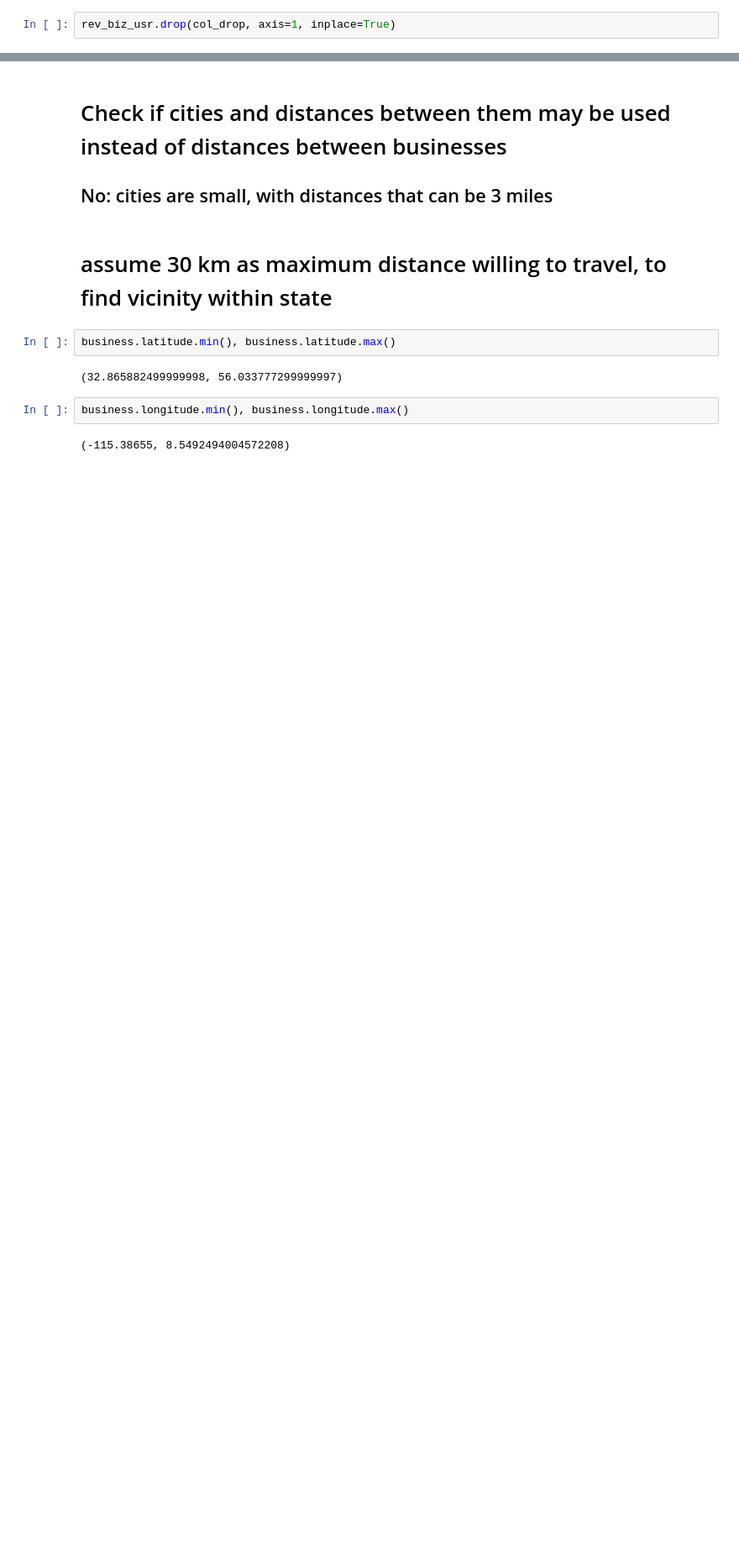
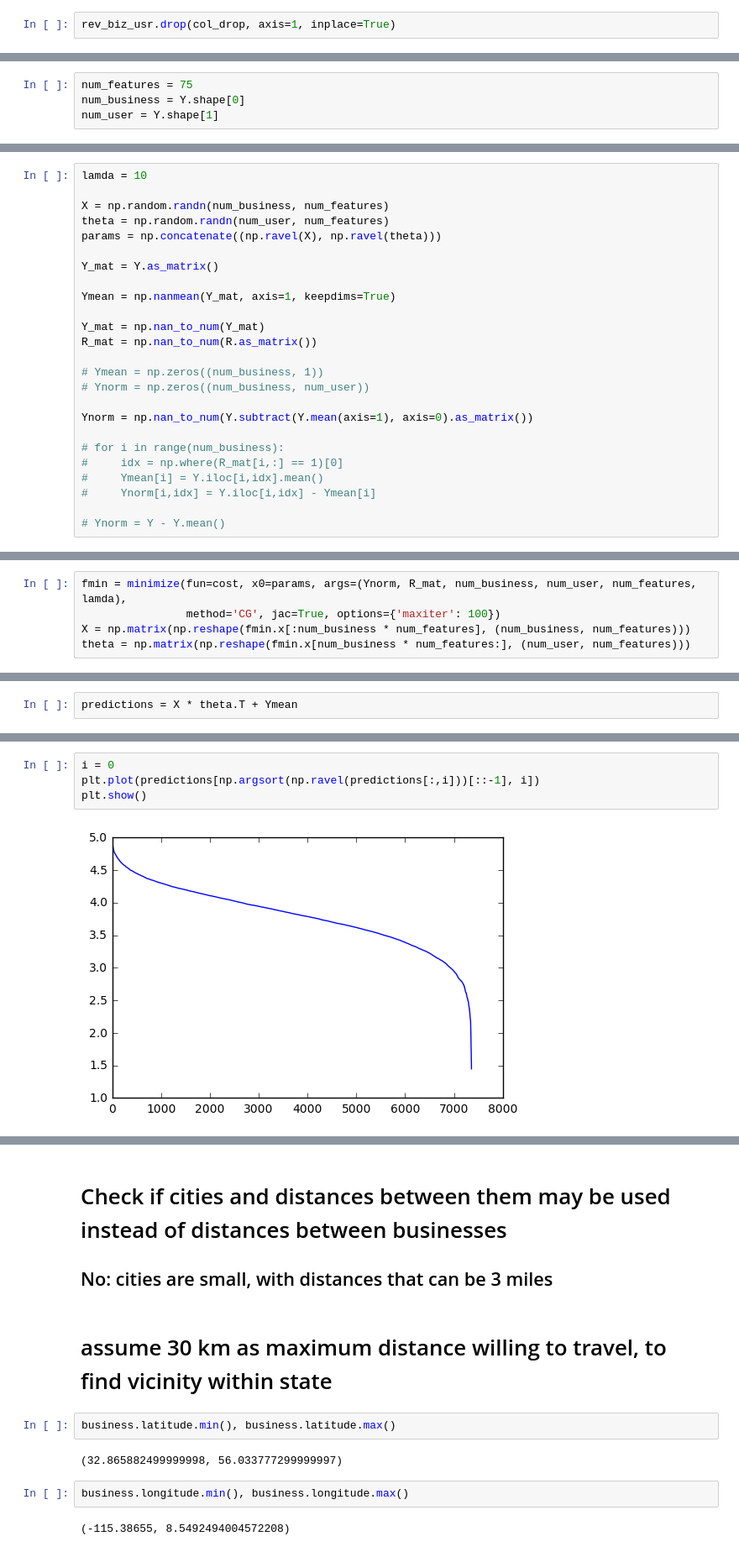
Before and after one commit to Sandy4321/yelp-recommender-system, a Jupyter notebook: Recommender System_old.ipynb, the cells around one changed output, grey strips where cells are left out. Shown: that part at 84% size. Saved outputs shown, nothing was run; the diff lists cells and outputs as text; blank space fills up the shorter version.

```diff
--- a/Recommender System_old.ipynb
+++ b/Recommender System_old.ipynb
@@ -161,0 +448,4 @@ import geopandas
+# %%
+num_features = 75
+num_business = Y.shape[0]
+num_user = Y.shape[1]
@@ -161,0 +454,25 @@ import geopandas
+# %%
+lamda = 10
+
+X = np.random.randn(num_business, num_features)
+theta = np.random.randn(num_user, num_features)
+params = np.concatenate((np.ravel(X), np.ravel(theta)))
+
+Y_mat = Y.as_matrix()
+
+Ymean = np.nanmean(Y_mat, axis=1, keepdims=True)
+
+Y_mat = np.nan_to_num(Y_mat)
+R_mat = np.nan_to_num(R.as_matrix())
+
+# Ymean = np.zeros((num_business, 1))
+# Ynorm = np.zeros((num_business, num_user))
+
+Ynorm = np.nan_to_num(Y.subtract(Y.mean(axis=1), axis=0).as_matrix())
+
+# for i in range(num_business):
+#     idx = np.where(R_mat[i,:] == 1)[0]
+#     Ymean[i] = Y.iloc[i,idx].mean()
+#     Ynorm[i,idx] = Y.iloc[i,idx] - Ymean[i]
+
+# Ynorm = Y - Y.mean()
@@ -161,0 +520,5 @@ import geopandas
+# %%
+fmin = minimize(fun=cost, x0=params, args=(Ynorm, R_mat, num_business, num_user, num_features, lamda),
+                method='CG', jac=True, options={'maxiter': 100})
+X = np.matrix(np.reshape(fmin.x[:num_business * num_features], (num_business, num_features)))
+theta = np.matrix(np.reshape(fmin.x[num_business * num_features:], (num_user, num_features)))
@@ -161,0 +556,2 @@ import geopandas
+# %%
+predictions = X * theta.T + Ymean
@@ -161,0 +758,6 @@ import geopandas
+# %%
+i = 0
+plt.plot(predictions[np.argsort(np.ravel(predictions[:,i]))[::-1], i])
+plt.show()
+# %% [output]
+[figure, added]
```
Also changed, not shown: parts of 230 cells of this notebook, 2 other files.
